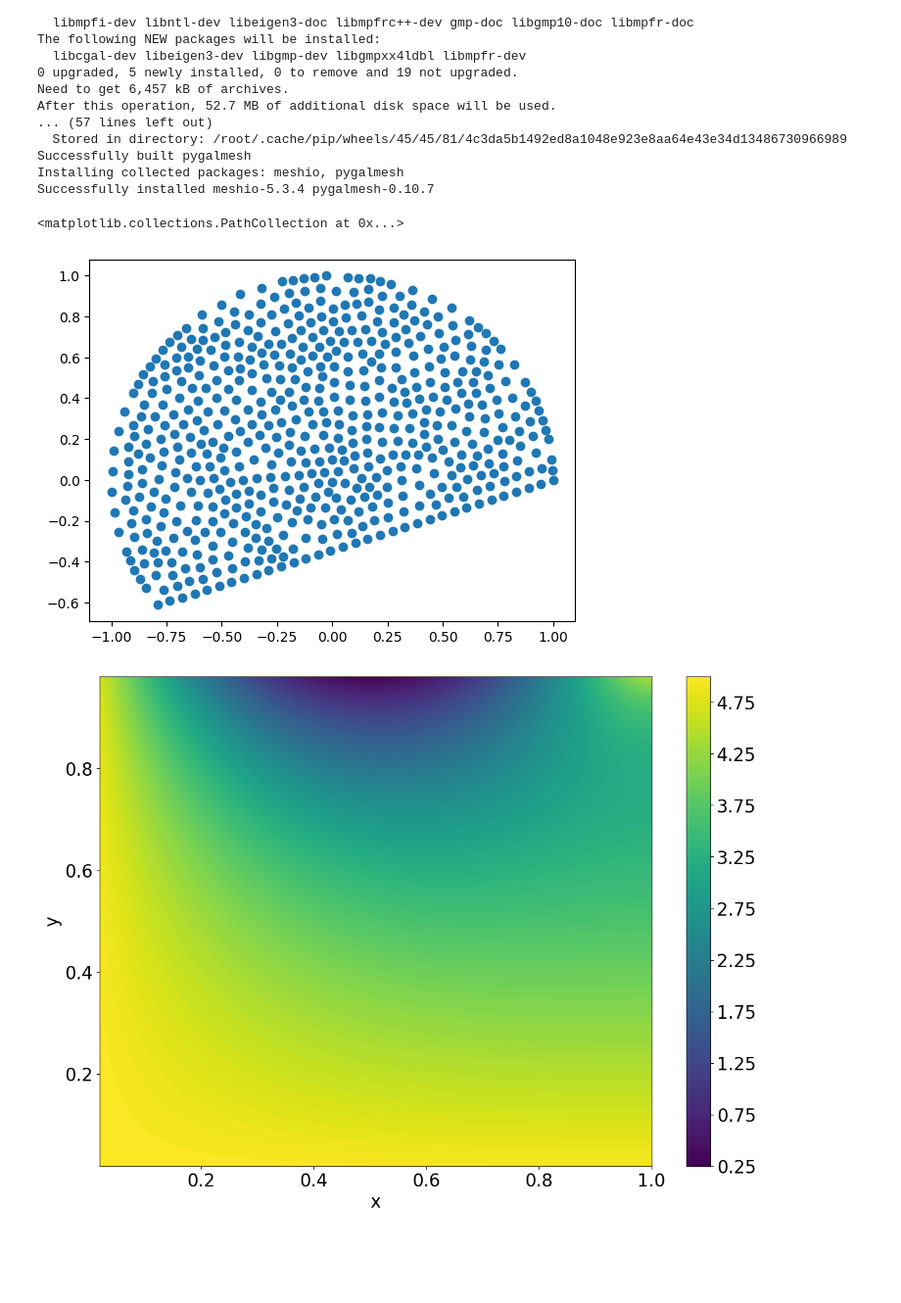
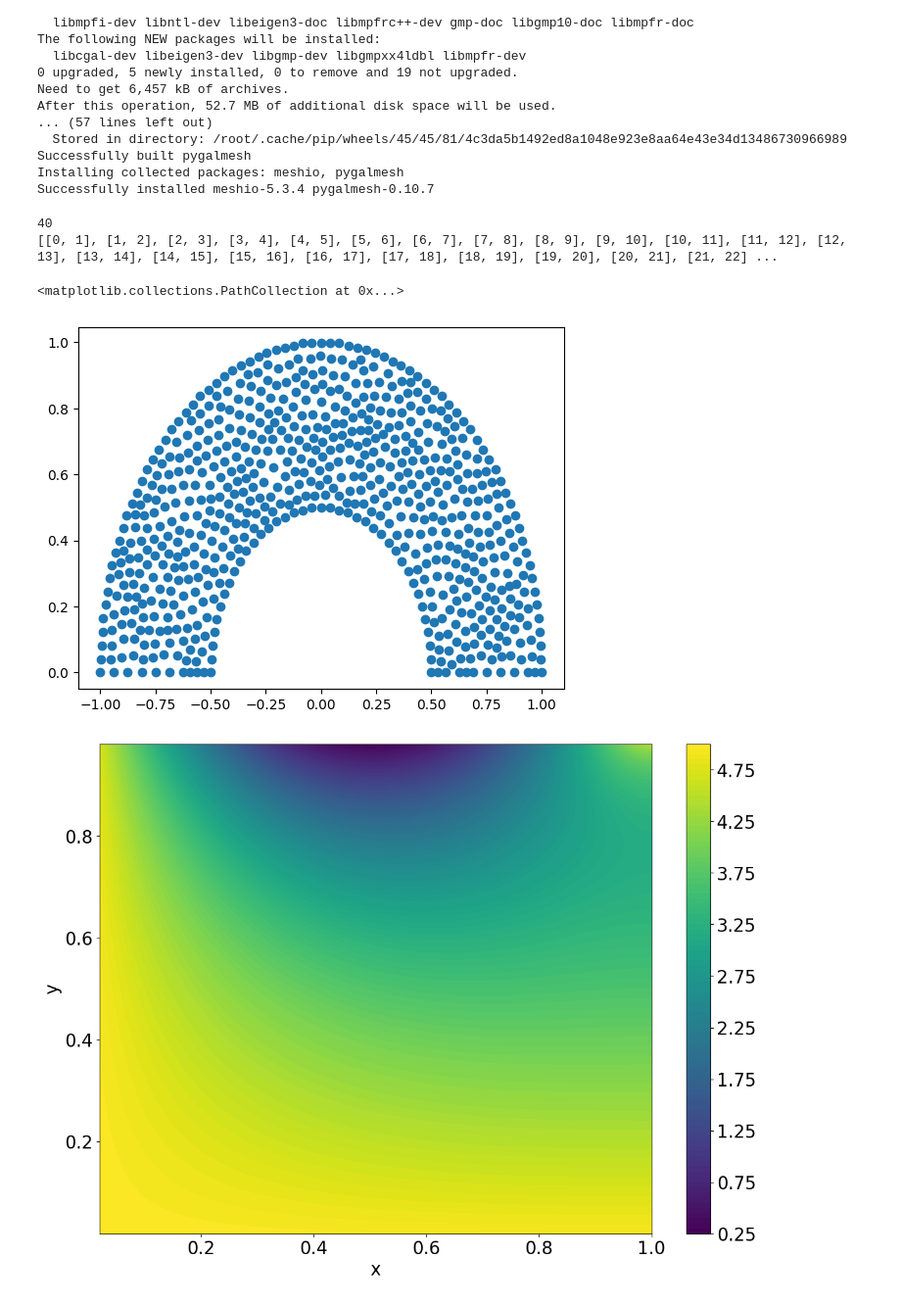
Before and after one commit to emmanuellfc/EM_Tufts_Fall2023, a Jupyter notebook: FiniteDifferences.ipynb, the cells around one changed output. Shown: that part at 98% size. Saved outputs shown, nothing was run; the diff lists cells and outputs as text; code cells hidden in the pictures; blank space fills up the shorter version.

Commit message:
A working model that samples points inside a boundary...

```diff
--- a/FiniteDifferences.ipynb
+++ b/FiniteDifferences.ipynb
@@ -29,41 +26,47 @@ Successfully installed meshio-5.3.4 pygalmesh-0.10.7
 # %%
 import pygalmesh
 import numpy as np
 import matplotlib.pyplot as plt
 
-# Test case: Make a ring with edges = 0 as a boundary condition
-R1 = 1
-R2 = 2
+# Test case: Make a half ring within a half ring as a boundary condition. We could set the boundary to some potential and solve Laplace's equation inside!
+R1 = 0.5
+R2 = 1
 ntheta = 20
-thetas = np.linspace(0,2*2,ntheta,endpoint=False)
+thetas = np.linspace(0,np.pi,ntheta,endpoint=True)
 inner_boundary = np.array([ [ R1*np.cos(theta), R1*np.sin(theta) ] for theta in thetas ])
-outer_boundary = np.array([ [ R2*np.cos(theta), R2*np.sin(theta) ] for theta in thetas ])
+outer_boundary = np.array([ [ -R2*np.cos(theta), R2*np.sin(theta) ] for theta in thetas ])
 
 #plt.scatter([ loc[0] for loc in inner_boundary ],[ loc[1] for loc in inner_boundary ])
 #plt.scatter([ loc[0] for loc in outer_boundary ],[ loc[1] for loc in outer_boundary ])
 
-# The constraints should link our ring points together.
-inner_constraints = [ [n-1,n] for n in range(1,len(inner_boundary)) ] + [[len(inner_boundary)-1,0]]
-outer_constraints = [ [n-1,n] for n in range(1+len(inner_constraints),len(outer_boundary)+len(inner_constraints)) ] + [[len(outer_boundary)+len(inner_boundary)-1,len(inner_boundary)]]
+points = np.concatenate((inner_boundary,outer_boundary))
+print(len(points))
 
-points = inner_boundary#np.concatenate((inner_boundary,outer_boundary))
-constraints = inner_constraints#inner_constraints + outer_constraints
+# Link each point in each arc to its neighbors. i.e. [[0,1],[1,2],...,[n-2,n-1]]
+constraints = [ [el,el+1] for el in range(0,len(points)-1) ] + [ [len(points)-1,0] ]
+print(constraints)
 
 #points = np.array([[0.0, 0.0], [1.0, 0.0], [1.0, 1.0], [0.0, 1.0], [0.25, 0.25], [0.75,0.25], [0.75,0.75], [0.25, 0.75] ])
 #constraints = [[0, 1], [1, 2], [2, 3], [3, 0], [4,5], [5,6], [6,7],[7,4]]
 
+#points = np.array([ [0,0], [0,3], [3,3], [3,0], [2,0], [2,1], [1,1], [1,0] ])
+#constraints = [ [0,1], [1,2], [2,3], [3,4], [4,5], [5,6], [6,7],[7,0] ]
+
 mesh = pygalmesh.generate_2d(
     points,
     constraints,
-    max_edge_size=1.0e-1,
+    max_edge_size=0.7e-1,
     num_lloyd_steps=10,
+    #B=1,
 )
 
 locations = mesh.points
 plt.scatter([ loc[0] for loc in locations ],[ loc[1] for loc in locations ])
 # %% [output]
-<matplotlib.collections.PathCollection at 0x...>
+40
+[[0, 1], [1, 2], [2, 3], [3, 4], [4, 5], [5, 6], [6, 7], [7, 8], [8, 9], [9, 10], [10, 11], [11, 12], [12, 13], [13, 14], [14, 15], [15, 16], [16, 17], [17, 18], [18, 19], [19, 20], [20, 21], [21, 22] ...
+<matplotlib.collections.PathCollection at 0x...>
-[figure, old version]
+[figure, new version]
 # %%
 import matplotlib.pyplot as plt
 import numpy.linalg as linalg
```
Also changed, not shown: parts of 1 cell of this notebook.
